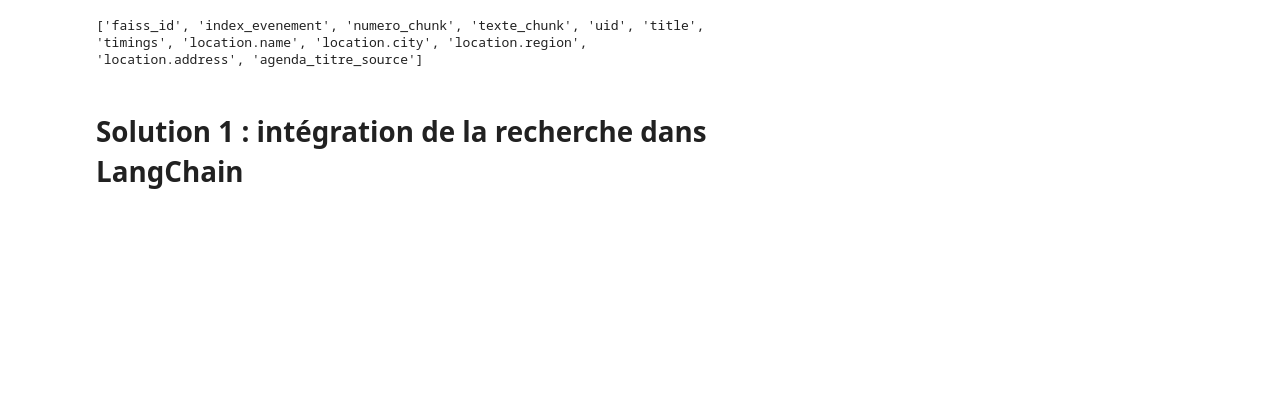
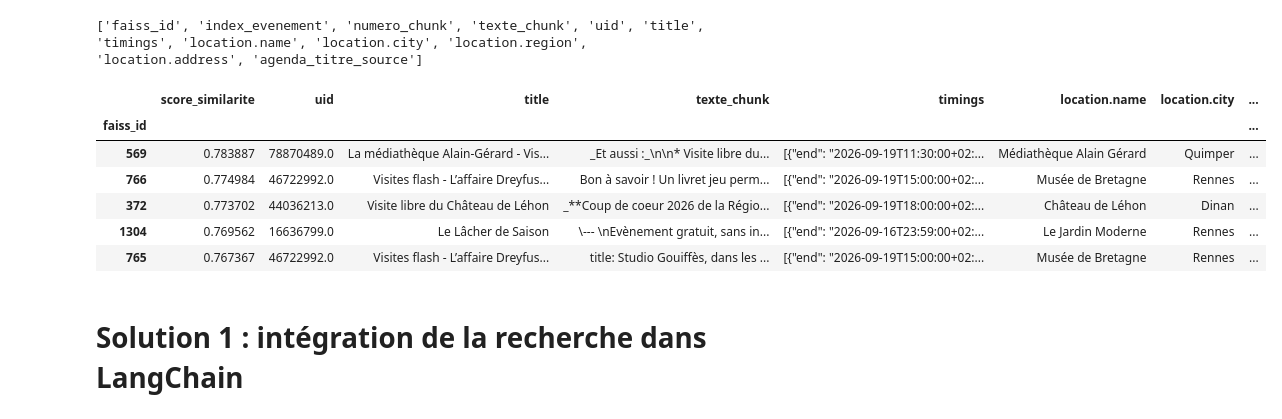
Before and after one commit to ManuHoudin/Puls_Events, a Jupyter notebook: faiss.ipynb, the cells around one changed output. Cells and saved outputs as stored; diff of their text form; code cells hidden in the pictures; blank space fills up the shorter version.

```diff
--- a/faiss.ipynb
+++ b/faiss.ipynb
@@ -165,12 +169,20 @@ print(metadata_faiss.columns.tolist())
 # %% [output]
 ['faiss_id', 'index_evenement', 'numero_chunk', 'texte_chunk', 'uid', 'title', 'timings', 'location.name', 'location.city', 'location.region', 'location.address', 'agenda_titre_source']
 # %%
-# resultats = rechercher_semantique(
-#     "Je cherche un match de football à Quimper ce week-end",
-#     k=5,
-# )
+resultats = rechercher_réponse(
+    "Je cherche un match de football à Quimper ce week-end",
+    k=5,
+)
 
-# display(resultats)
+display(resultats)
+# %% [output]
+|  | score_similarite | uid | title | texte_chunk | timings | location.name | location.city | ... |
+| faiss_id |  |  |  |  |  |  |  | ... |
+| 569 | 0.783887 | 78870489.0 | La médiathèque Alain-Gérard - Vis... | _Et aussi :_\n\n* Visite libre du... | [{"end": "2026-09-19T11:30:00+02:... | Médiathèque Alain Gérard | Quimper | ... |
+| 766 | 0.774984 | 46722992.0 | Visites flash - L’affaire Dreyfus... | Bon à savoir ! Un livret jeu perm... | [{"end": "2026-09-19T15:00:00+02:... | Musée de Bretagne | Rennes | ... |
+| 372 | 0.773702 | 44036213.0 | Visite libre du Château de Léhon | _**Coup de coeur 2026 de la Régio... | [{"end": "2026-09-19T18:00:00+02:... | Château de Léhon | Dinan | ... |
+| 1304 | 0.769562 | 16636799.0 | Le Lâcher de Saison | \--- \nEvènement gratuit, sans in... | [{"end": "2026-09-16T23:59:00+02:... | Le Jardin Moderne | Rennes | ... |
+| 765 | 0.767367 | 46722992.0 | Visites flash - L’affaire Dreyfus... | title: Studio Gouiffès, dans les ... | [{"end": "2026-09-19T15:00:00+02:... | Musée de Bretagne | Rennes | ... |
 # %% [markdown]
 # Solution 1 : intégration de la recherche dans LangChain
 # %%
```
Also changed, not shown: parts of 9 cells of this notebook, 1 other file.
